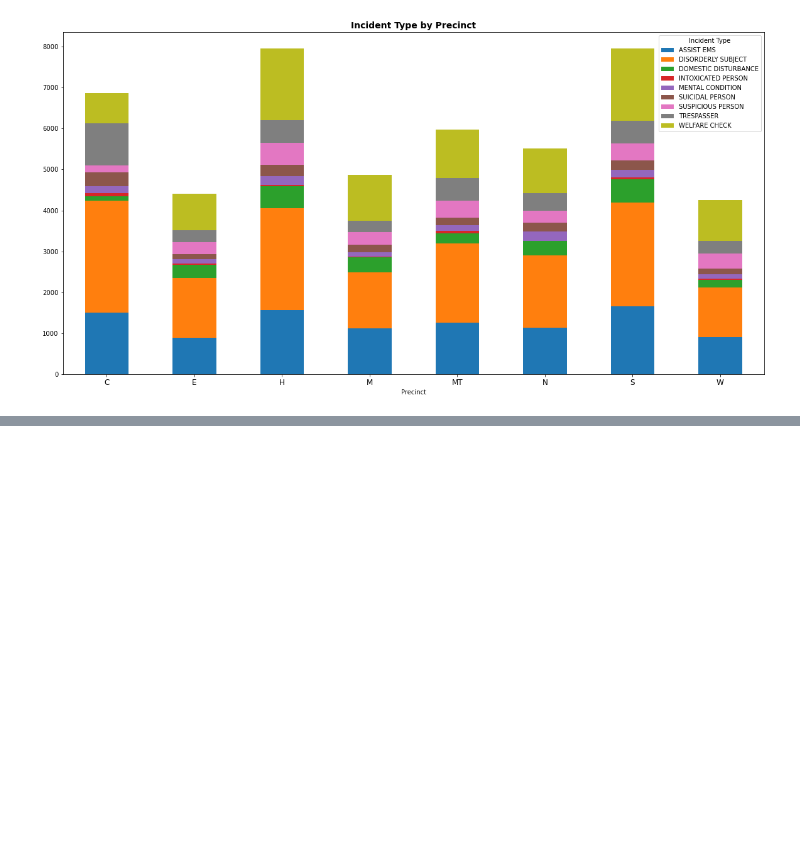
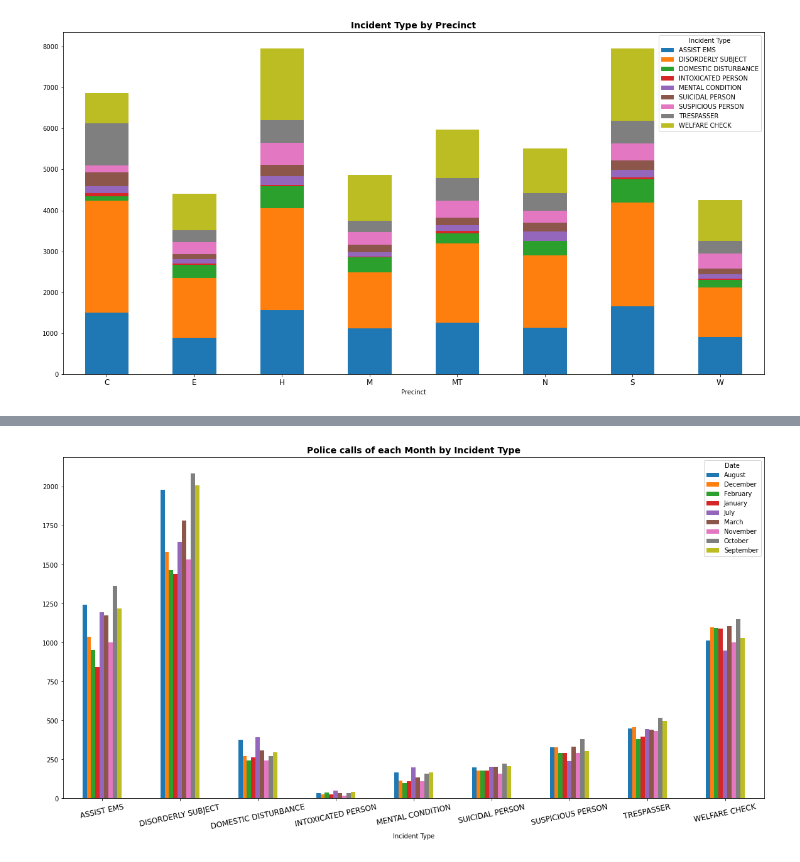
Before and after one commit to parallel-parker/partners_in_care, a Jupyter notebook: Notebook/Police_Calls_1.ipynb, the cells around one changed output, grey strips where cells are left out. Saved outputs shown, nothing was run; the diff lists cells and outputs as text; code cells hidden in the pictures; blank space fills up the shorter version.

```diff
--- a/Notebook/Police_Calls_1.ipynb
+++ b/Notebook/Police_Calls_1.ipynb
@@ -584,0 +646,10 @@ plt.title('Priority calls by Precinct',
+# %%
+pd.crosstab(police_calls_date['Incident Type'], police_calls_date['Date']).plot(kind = 'bar',
+                                                                          figsize = (20, 10))
+plt.xticks(rotation = 12,
+           fontsize = 12)
+plt.title('Police calls of each Month by Incident Type',
+         fontsize = 14,
+         fontweight = 'bold');
+# %% [output]
+[figure, added]
```
Also changed, not shown: parts of 47 cells of this notebook, 1 other file.
